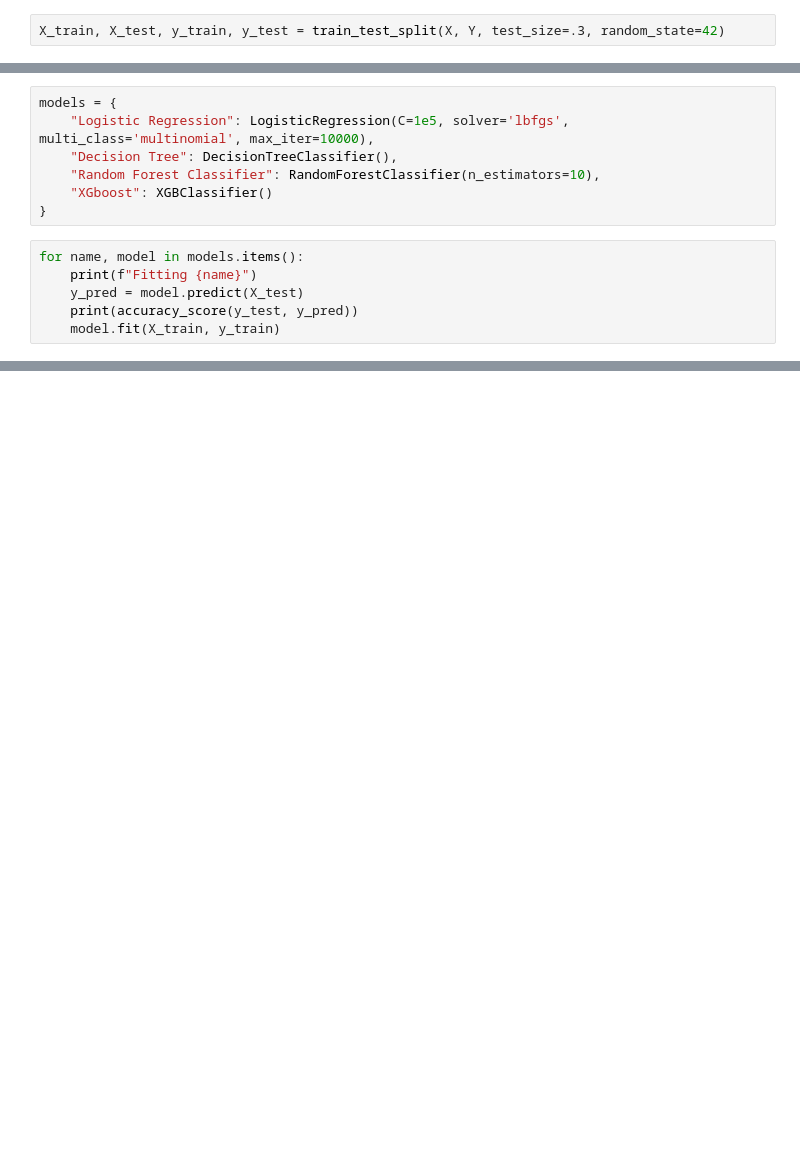
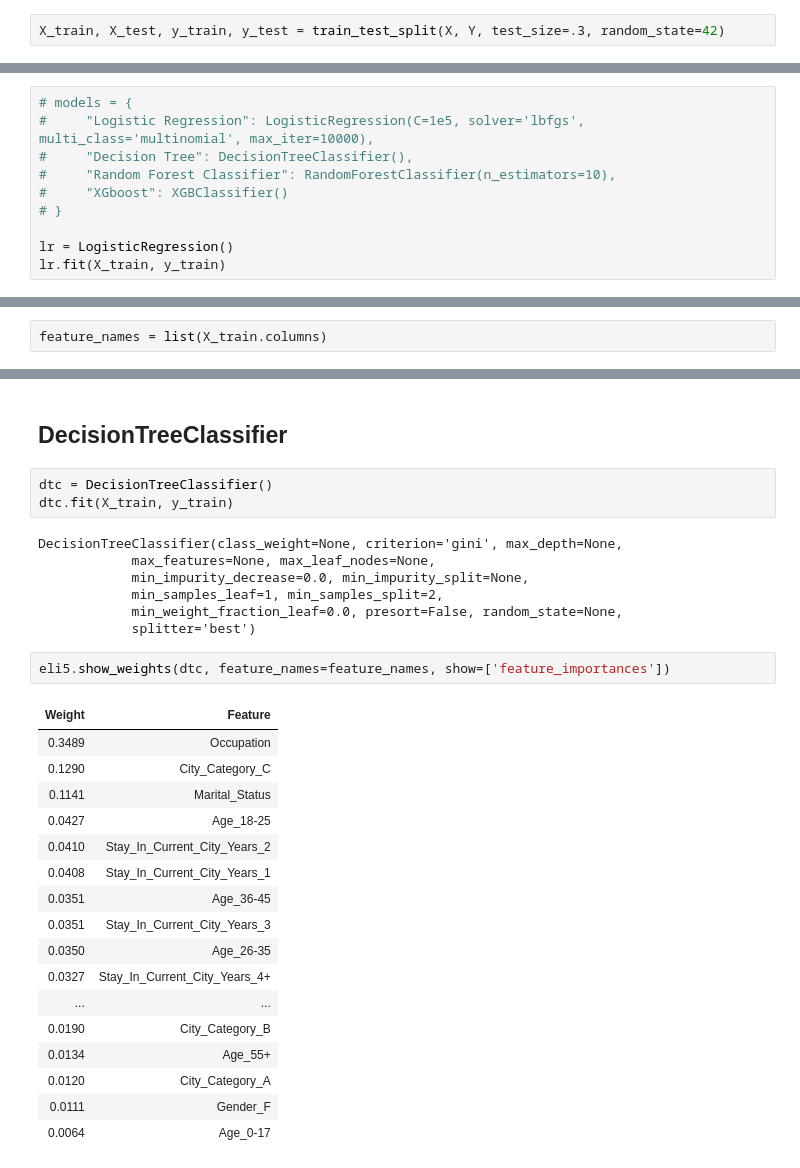
Before and after one commit to baaraban/responsible_DS_project, a Jupyter notebook: modelling/explained_fitted_models/multinomial_eli5.ipynb, the cells around one changed output, grey strips where cells are left out. Cells and saved outputs as stored; diff of their text form; blank space fills up the shorter version.

```diff
--- a/modelling/explained_fitted_models/multinomial_eli5.ipynb
+++ b/modelling/explained_fitted_models/multinomial_eli5.ipynb
@@ -38,13 +37,10 @@ X_train, X_test, y_train, y_test = train_test_split(X, Y, test_size=.3, random_s
 # %%
-models = {
-    "Logistic Regression": LogisticRegression(C=1e5, solver='lbfgs', multi_class='multinomial', max_iter=10000),
-    "Decision Tree": DecisionTreeClassifier(),
-    "Random Forest Classifier": RandomForestClassifier(n_estimators=10),
-    "XGboost": XGBClassifier()
-}
+# models = {
+#     "Logistic Regression": LogisticRegression(C=1e5, solver='lbfgs', multi_class='multinomial', max_iter=10000),
+#     "Decision Tree": DecisionTreeClassifier(),
+#     "Random Forest Classifier": RandomForestClassifier(n_estimators=10),
+#     "XGboost": XGBClassifier()
+# }
+
+lr = LogisticRegression()
+lr.fit(X_train, y_train)
-# %%
-for name, model in models.items():
-    print(f"Fitting {name}")
-    y_pred = model.predict(X_test)
-    print(accuracy_score(y_test, y_pred))
-    model.fit(X_train, y_train)
@@ -117,0 +47,2 @@ def explain_with_
+# %%
+feature_names = list(X_train.columns)
@@ -117,0 +59,32 @@ def explain_with_
+# %% [markdown]
+## DecisionTreeClassifier
+# %%
+dtc = DecisionTreeClassifier()
+dtc.fit(X_train, y_train)
+# %% [output]
+DecisionTreeClassifier(class_weight=None, criterion='gini', max_depth=None,
+            max_features=None, max_leaf_nodes=None,
+            min_impurity_decrease=0.0, min_impurity_split=None,
+            min_samples_leaf=1, min_samples_split=2,
+            min_weight_fraction_leaf=0.0, presort=False, random_state=None,
+            splitter='best')
+# %%
+eli5.show_weights(dtc, feature_names=feature_names, show=['feature_importances'])
+# %% [output]
+| Weight | Feature |
+| 0.3489 | Occupation |
+| 0.1290 | City_Category_C |
+| 0.1141 | Marital_Status |
+| 0.0427 | Age_18-25 |
+| 0.0410 | Stay_In_Current_City_Years_2 |
+| 0.0408 | Stay_In_Current_City_Years_1 |
+| 0.0351 | Age_36-45 |
+| 0.0351 | Stay_In_Current_City_Years_3 |
+| 0.0350 | Age_26-35 |
+| 0.0327 | Stay_In_Current_City_Years_4+ |
+| ... | ... |
+| 0.0190 | City_Category_B |
+| 0.0134 | Age_55+ |
+| 0.0120 | City_Category_A |
+| 0.0111 | Gender_F |
+| 0.0064 | Age_0-17 |
```
Also changed, not shown: parts of 18 cells of this notebook, 2 other files.
